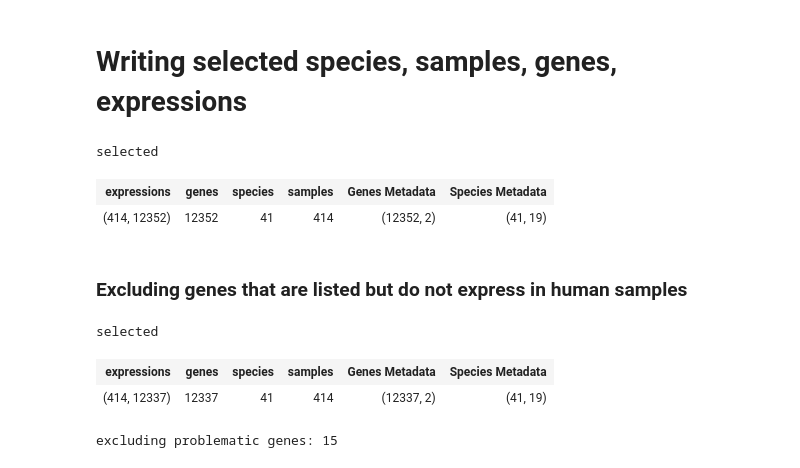
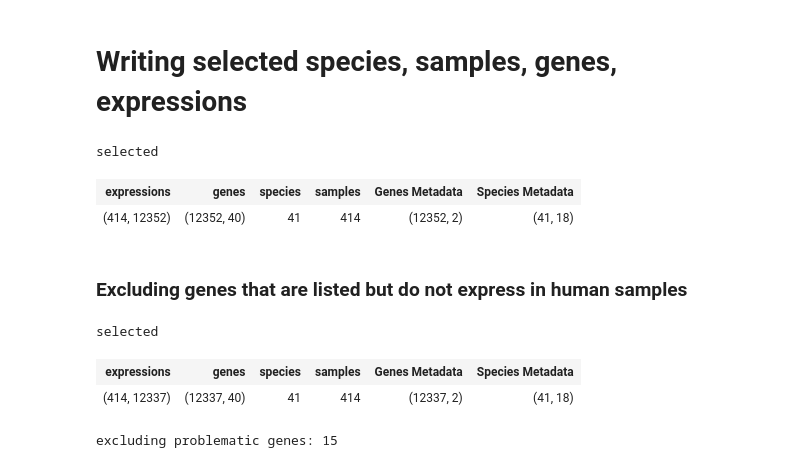
Before and after one commit to antonkulaga/yspecies, a Jupyter notebook: notebooks/select_samples.ipynb, the cells around one changed output. Cells and saved outputs as stored; diff of their text form; code cells hidden in the pictures.

Commit message:
changed selected to be more representative, modified notebooks

```diff
--- a/notebooks/select_samples.ipynb
+++ b/notebooks/select_samples.ipynb
@@ -126,6 +131,11 @@ gc.head()
 ### Load species and samples ###
 # %%
 species = pd.read_csv(locations.input.species, sep="\t").merge(gc, left_on="species", right_index=True, how="left")
+#moving to kgs
+species["mass_kg"] = species["mass_g"] / 1000.0
+species["birth_weight_kg"] = species["birth_weight_g"] / 1000.0
+species["weaning_weight_kg"] = species["weaning_weight_g"] / 1000.0
+species = species.drop(["mass_g", "temperature_kelvin", "birth_weight_g", "weaning_weight_g"], axis=1)
 species_in_class = species[species.animal_class.eq(cl.name)]
 print("Selected "+ cl.name + " class with " + str(species_in_class.shape[0]) + " species" )
 species_in_class.head(3)
@@ -341,3 +351,9 @@ filtered_genes = genes.drop(columns = dropped_species.index).dropna(thresh=0.001
 filtered_genes.shape
 # %% [output]
 (21921, 40)
+# %%
+def na_numbers(samples: pd.DataFrame):
+    return ((1-na_threshold_genes) * samples.species.drop_duplicates().shape[0], (1-na_threshold_expressions) * samples.shape[0])
+# %%
+(not_na_genes_number, not_na_expressions_number) = na_numbers(selected_samples)
+(not_na_genes_number, not_na_expressions_number)
@@ -344,8 +362,5 @@ filtered_genes.shape
 # %% [markdown]
 Computing the number of not_na_values
-# %%
-not_na_genes_number = (1-na_threshold_genes) * selected_samples.species.drop_duplicates().shape[0]
-not_na_expressions_number = (1-na_threshold_expressions) * selected_samples.shape[0]
 # %%
 cleaned_genes = filtered_genes.dropna(thresh=not_na_genes_number)
 print("before = "+str(filtered_genes.shape))
@@ -423,16 +438,16 @@ e
 # %% [output]
 selected
 | expressions | genes | species | samples | Genes Metadata | Species Metadata |
-| (414, 12352) | 12352 | 41 | 414 | (12352, 2) | (41, 19) |
+| (414, 12352) | (12352, 40) | 41 | 414 | (12352, 2) | (41, 18) |
 # %% [markdown]
 ### Excluding genes that are listed but do not express in human samples ###
 # %%
-selected_dataset = e.drop_species_na("Homo_sapiens")
+selected_dataset = e.drop_not_expressed_in("Homo_sapiens")
 selected_dataset
 # %% [output]
 selected
 | expressions | genes | species | samples | Genes Metadata | Species Metadata |
-| (414, 12337) | 12337 | 41 | 414 | (12337, 2) | (41, 19) |
+| (414, 12337) | (12337, 40) | 41 | 414 | (12337, 2) | (41, 18) |
 # %%
 excluded_genes = e.expressions.columns.difference(selected_dataset.expressions.columns)
 print("excluding problematic genes: "+str(excluded_genes.shape[0]))
```
Also changed, not shown: parts of 12 cells of this notebook, 15 other files.
